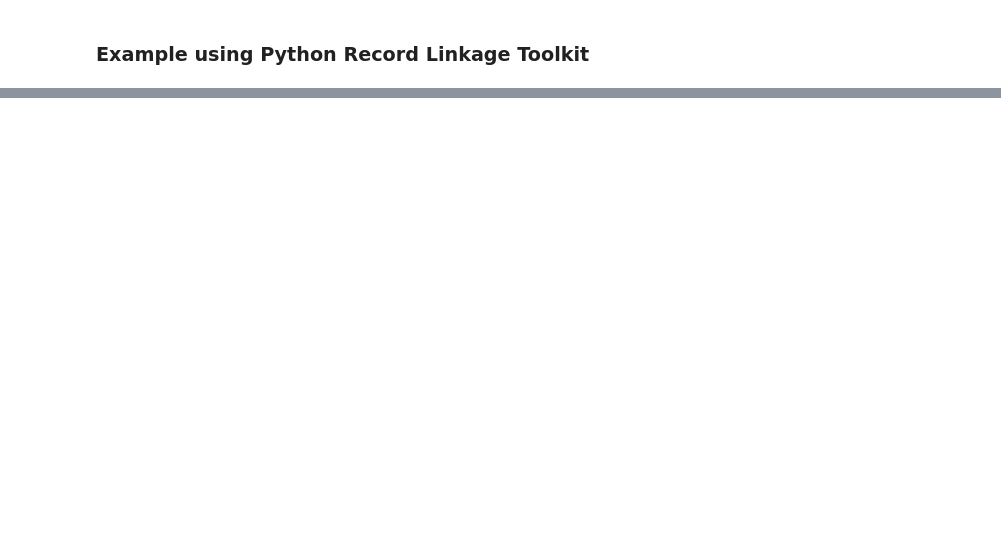
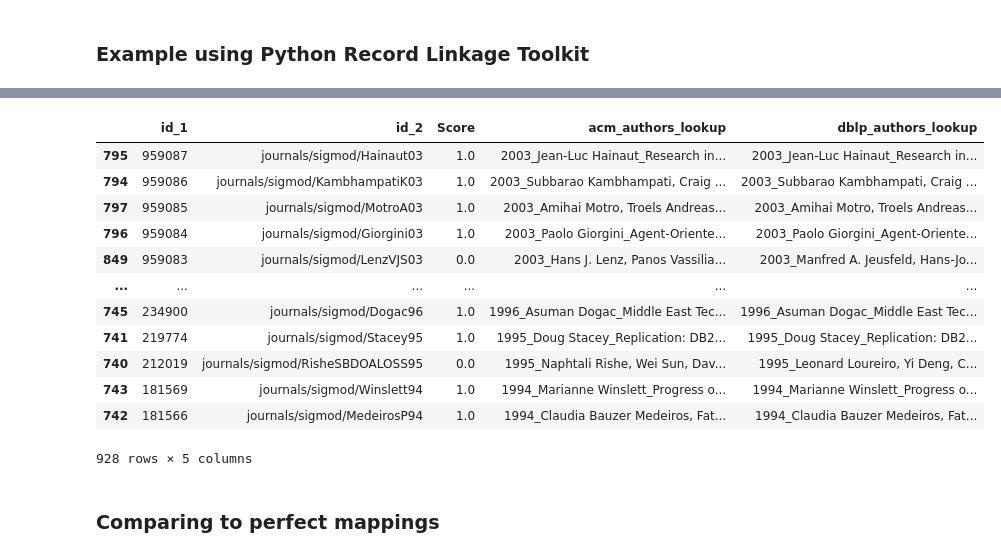
Before and after one commit to theoem/Data-Linkage, a Jupyter notebook: Data-Linkage/Record-Linking-Fuzzy-Matching-Teodoras.ipynb, the cells around one changed output, grey strips where cells are left out. Drawn from its saved outputs; the diff is of its cells as text; code cells hidden in the pictures; blank space fills up the shorter version.

```diff
--- a/Data-Linkage/Record-Linking-Fuzzy-Matching-Teodoras.ipynb
+++ b/Data-Linkage/Record-Linking-Fuzzy-Matching-Teodoras.ipynb
@@ -472,0 +370,3 @@ hospital_dupes[hospital_dupes.index.isin([51567, 41166])]
+# %%
+acm_data_lookup = acm_data[['acm_authors_lookup']].reset_index().rename(columns={"id": "id_1"})
+dblp_data_lookup = dblp_data[['dblp_authors_lookup']].reset_index().rename(columns={"id": "id_2"})
@@ -472,0 +391,2 @@ hospital_dupes[hospital_dupes.index.isin([51567, 41166])]
+# %%
+acm_data_merge = potential_matches.merge(acm_data_lookup, how='left')
@@ -472,0 +402,24 @@ hospital_dupes[hospital_dupes.index.isin([51567, 41166])]
+# %%
+# Let's build a dataframe to  compare
+final_merge = acm_data_merge.merge(dblp_data_lookup, how='left')
+# %%
+cols = [
+    'id_1', 'id_2', 'Score', 'acm_authors_lookup',
+    'dblp_authors_lookup'
+]
+# %%
+final_merge[cols].sort_values(by=['id_1', 'Score'], ascending=False)
+# %% [output]
+|  | id_1 | id_2 | Score | acm_authors_lookup | dblp_authors_lookup |
+| 795 | 959087 | journals/sigmod/Hainaut03 | 1.0 | 2003_Jean-Luc Hainaut_Research in... | 2003_Jean-Luc Hainaut_Research in... |
+| 794 | 959086 | journals/sigmod/KambhampatiK03 | 1.0 | 2003_Subbarao Kambhampati, Craig ... | 2003_Subbarao Kambhampati, Craig ... |
+| 797 | 959085 | journals/sigmod/MotroA03 | 1.0 | 2003_Amihai Motro, Troels Andreas... | 2003_Amihai Motro, Troels Andreas... |
+| 796 | 959084 | journals/sigmod/Giorgini03 | 1.0 | 2003_Paolo Giorgini_Agent-Oriente... | 2003_Paolo Giorgini_Agent-Oriente... |
+| 849 | 959083 | journals/sigmod/LenzVJS03 | 0.0 | 2003_Hans J. Lenz, Panos Vassilia... | 2003_Manfred A. Jeusfeld, Hans-Jo... |
+| ... | ... | ... | ... | ... | ... |
+| 745 | 234900 | journals/sigmod/Dogac96 | 1.0 | 1996_Asuman Dogac_Middle East Tec... | 1996_Asuman Dogac_Middle East Tec... |
+| 741 | 219774 | journals/sigmod/Stacey95 | 1.0 | 1995_Doug Stacey_Replication: DB2... | 1995_Doug Stacey_Replication: DB2... |
+| 740 | 212019 | journals/sigmod/RisheSBDOALOSS95 | 0.0 | 1995_Naphtali Rishe, Wei Sun, Dav... | 1995_Leonard Loureiro, Yi Deng, C... |
+| 743 | 181569 | journals/sigmod/Winslett94 | 1.0 | 1994_Marianne Winslett_Progress o... | 1994_Marianne Winslett_Progress o... |
+| 742 | 181566 | journals/sigmod/MedeirosP94 | 1.0 | 1994_Claudia Bauzer Medeiros, Fat... | 1994_Claudia Bauzer Medeiros, Fat... |
+928 rows × 5 columns
@@ -472,0 +429,2 @@ hospital_dupes[hospital_dupes.index.isin([51567, 41166])]
+# %% [markdown]
+### Comparing to perfect mappings
```
Also changed, not shown: parts of 74 cells of this notebook.
